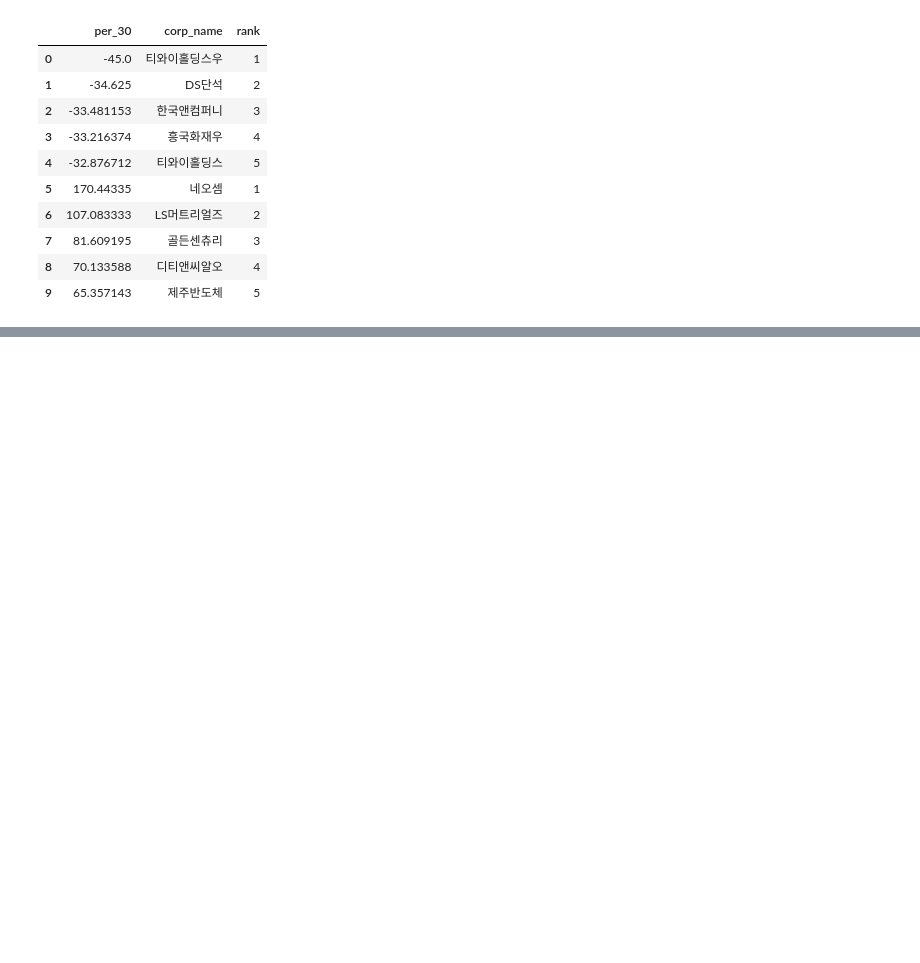
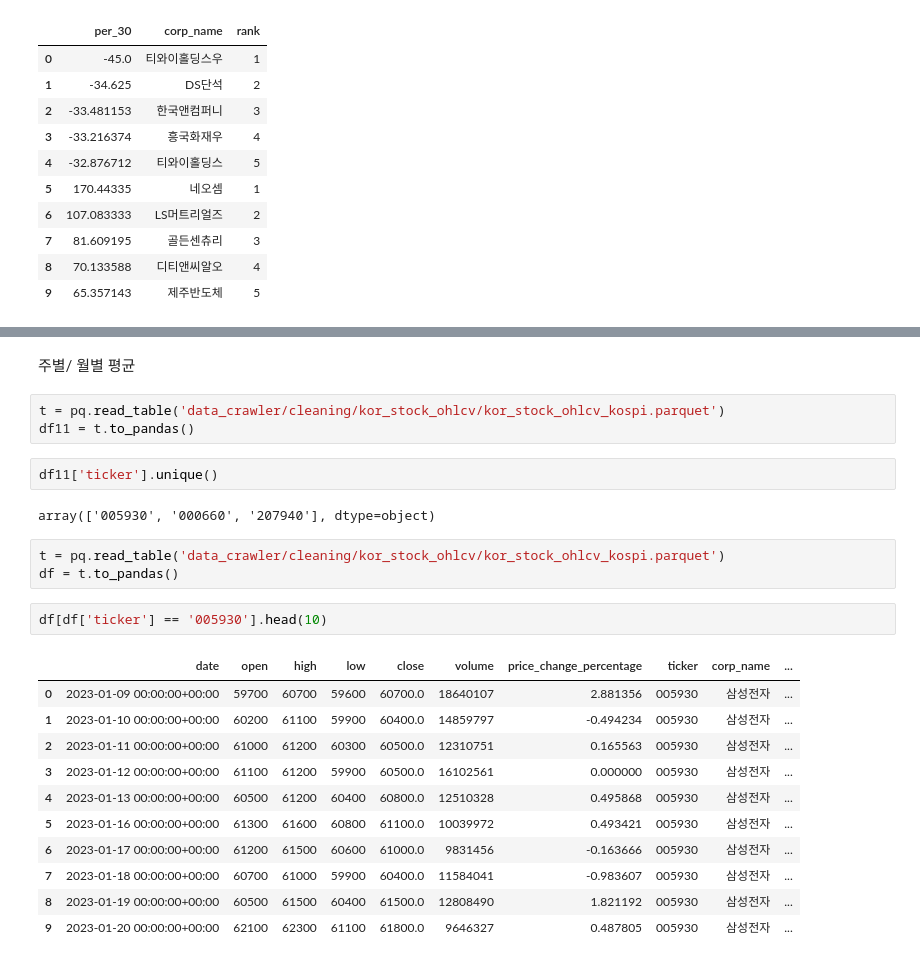
Before and after one commit to Unfinishedgod/finance_mlops, a Jupyter notebook: jupyter/cleaning/kor_stock_cleaning.ipynb, the cells around one changed output, grey strips where cells are left out. Drawn from its saved outputs; the diff is of its cells as text; blank space fills up the shorter version.

```diff
--- a/jupyter/cleaning/kor_stock_cleaning.ipynb
+++ b/jupyter/cleaning/kor_stock_cleaning.ipynb
@@ -430,3 +501,29 @@ df_per_total
 | 47 | 2024-01-05 00:00:00+00:00 | 002710 | 0.732601 | -6.937394 | 6.177606 | 69.491525 | 467.010309 | TCC스틸 | per_365 | 3 | False |
 | 48 | 2024-01-05 00:00:00+00:00 | 007660 | -2.226027 | 0.528169 | -11.746522 | 215.818584 | 375.833333 | 이수페타시스 | per_365 | 4 | False |
 | 49 | 2024-01-05 00:00:00+00:00 | 080220 | 65.357143 | 347.342995 | 271.514544 | 300.865801 | 368.268015 | 제주반도체 | per_365 | 5 | False |
+# %% [markdown]
+주별/ 월별 평균
+# %%
+t = pq.read_table('data_crawler/cleaning/kor_stock_ohlcv/kor_stock_ohlcv_kospi.parquet')
+df11 = t.to_pandas()
+# %%
+df11['ticker'].unique()
+# %% [output]
+array(['005930', '000660', '207940'], dtype=object)
+# %%
+t = pq.read_table('data_crawler/cleaning/kor_stock_ohlcv/kor_stock_ohlcv_kospi.parquet')
+df = t.to_pandas()
+# %%
+df[df['ticker'] == '005930'].head(10)
+# %% [output]
+|  | date | open | high | low | close | volume | price_change_percentage | ticker | corp_name | ... |
+| 0 | 2023-01-09 00:00:00+00:00 | 59700 | 60700 | 59600 | 60700.0 | 18640107 | 2.881356 | 005930 | 삼성전자 | ... |
+| 1 | 2023-01-10 00:00:00+00:00 | 60200 | 61100 | 59900 | 60400.0 | 14859797 | -0.494234 | 005930 | 삼성전자 | ... |
+| 2 | 2023-01-11 00:00:00+00:00 | 61000 | 61200 | 60300 | 60500.0 | 12310751 | 0.165563 | 005930 | 삼성전자 | ... |
+| 3 | 2023-01-12 00:00:00+00:00 | 61100 | 61200 | 59900 | 60500.0 | 16102561 | 0.000000 | 005930 | 삼성전자 | ... |
+| 4 | 2023-01-13 00:00:00+00:00 | 60500 | 61200 | 60400 | 60800.0 | 12510328 | 0.495868 | 005930 | 삼성전자 | ... |
+| 5 | 2023-01-16 00:00:00+00:00 | 61300 | 61600 | 60800 | 61100.0 | 10039972 | 0.493421 | 005930 | 삼성전자 | ... |
+| 6 | 2023-01-17 00:00:00+00:00 | 61200 | 61500 | 60600 | 61000.0 | 9831456 | -0.163666 | 005930 | 삼성전자 | ... |
+| 7 | 2023-01-18 00:00:00+00:00 | 60700 | 61000 | 59900 | 60400.0 | 11584041 | -0.983607 | 005930 | 삼성전자 | ... |
+| 8 | 2023-01-19 00:00:00+00:00 | 60500 | 61500 | 60400 | 61500.0 | 12808490 | 1.821192 | 005930 | 삼성전자 | ... |
+| 9 | 2023-01-20 00:00:00+00:00 | 62100 | 62300 | 61100 | 61800.0 | 9646327 | 0.487805 | 005930 | 삼성전자 | ... |
```
Also changed, not shown: parts of 16 cells of this notebook, 7 other files.
